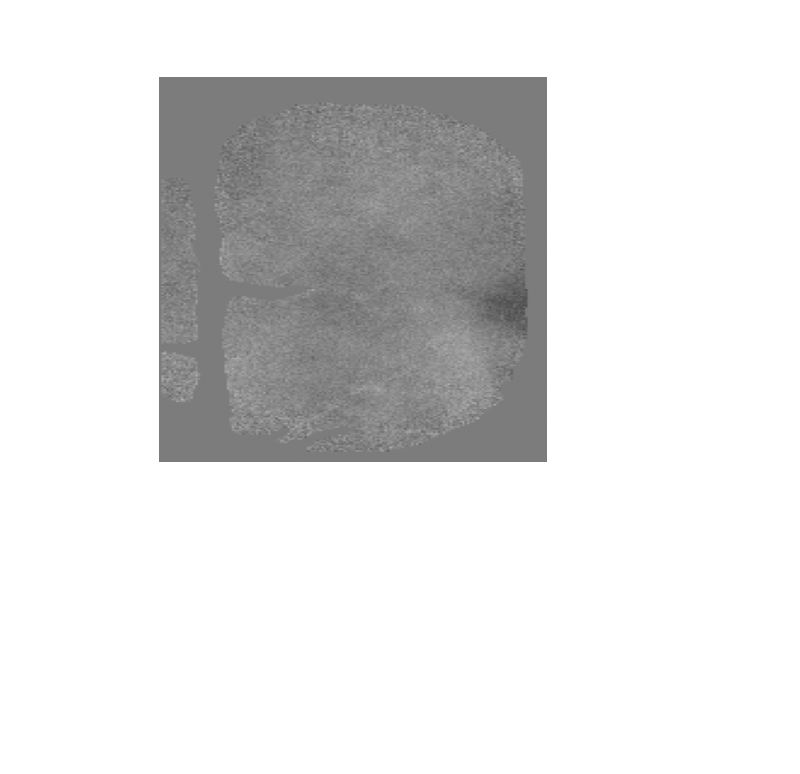
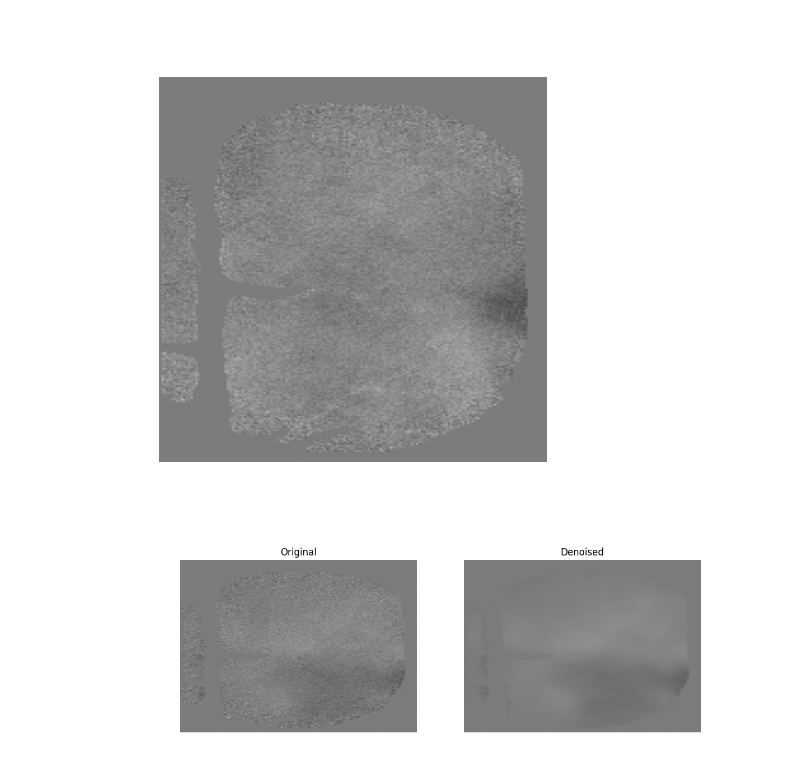
Before and after one commit to katienb/perception_project, a Jupyter notebook: perception_project/denoising.ipynb, the cells around one changed output. Drawn from its saved outputs; the diff is of its cells as text; code cells hidden in the pictures; blank space fills up the shorter version.

Commit message:
saved gif of example denoising

```diff
--- a/perception_project/denoising.ipynb
+++ b/perception_project/denoising.ipynb
@@ -39,7 +27,7 @@ path_movie = movie_path("cmm002mjr", 231213, 'meas03')
 
 with h5py.File(path_movie, 'r') as mov_file:
     specs = mov_file["specs"]
-    mov = mov_file['mov'][()][:2000]
+    mov = mov_file['mov'][()][:1000]
     fps = specs['fps'][()][0][0][0]
     raw_mask = specs["extra_specs"]["mask"][()][0]
     binning = specs["binning"][()][0][0][0]  # Extract binning factor
@@ -76,15 +105,29 @@ ani = show_movie(movie_masked)
 # %%
-movie_tensor = torch.from_numpy(movie_masked).float()
-
-denoised_tensor = denoise(
-    data=movie_tensor,
-    cuda=False,               # Force CPU
-    patch_size=patch_size,
-    top_k=top_k,
-    window_size=window_size,
-    stride=stride,
-    pat=pat,
-    verbose=verbose
-)
-
-denoised = denoised_tensor.numpy()
+denoised = run_less_denoising(movie_np=movie_masked)
+# %%
+def show_movies(original, denoised,  titles=("Original",  "Denoised"), save_path=None, fps=None):
+    plt.close('all')  # Close any previously open figures
+
+    fig, axes = plt.subplots(1, 2, figsize=(12, 4))
+    ims = [ax.imshow(frames[0], cmap='gray', vmin=original.min(), vmax=original.max(), aspect='auto')
+           for frames, ax in zip([original, denoised], axes)]
+
+    for ax, title in zip(axes, titles):
+        ax.set_title(title)
+        ax.axis("off")
+
+    def update(i):
+        for im, frames in zip(ims, [original, denoised]):
+            im.set_array(frames[i])
+        return im
+
+    ani = animation.FuncAnimation(fig, update, frames=len(original), interval=1000/fps, blit=True)
+
+    if save_path:
+        ani.save(save_path, writer="pillow", fps=fps)
+
+    return ani
+# %%
+ani = show_movies(movie_masked, denoised, save_path="denoised_example.gif", fps=fps)
+# %% [output]
+[figure, added]
```
Also changed, not shown: parts of 5 cells of this notebook, 2 other files.
